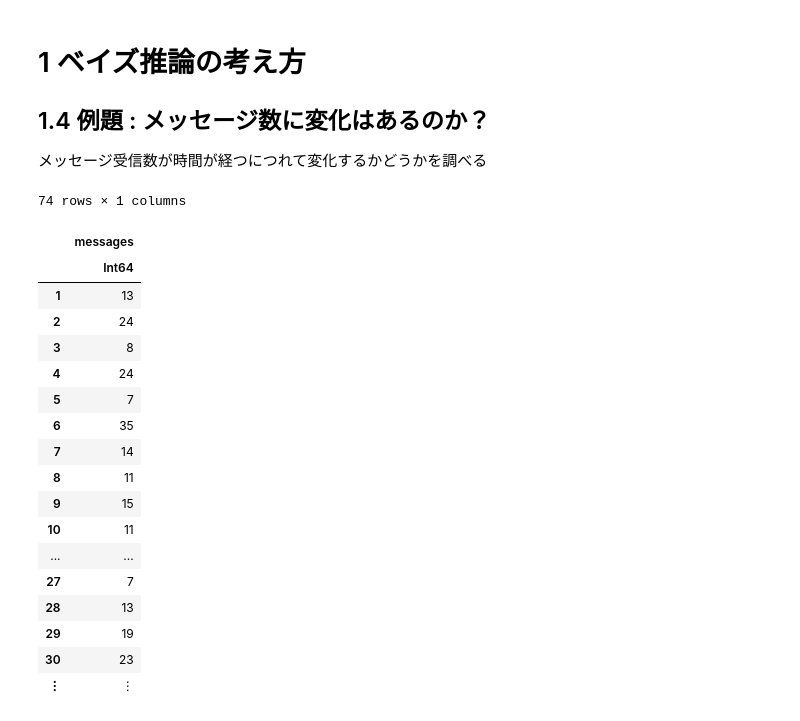
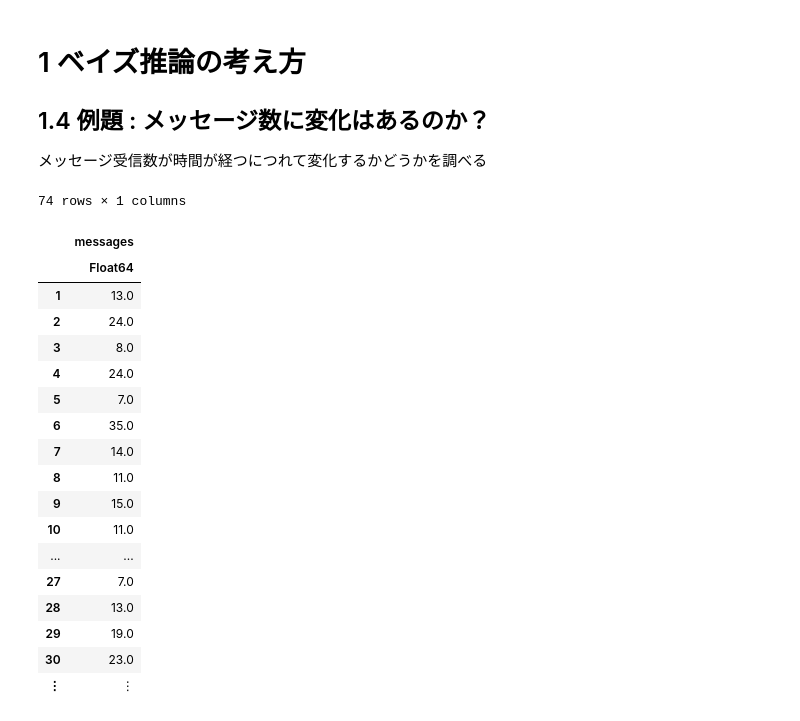
Before and after one commit to matsueushi/bayesian_methods_julia, a Jupyter notebook: chapter1.ipynb, the cells around one changed output. Saved outputs shown, nothing was run; the diff lists cells and outputs as text; code cells hidden in the pictures.

```diff
--- a/chapter1.ipynb
+++ b/chapter1.ipynb
@@ -28,27 +28,26 @@ using Plots
 # %%
 r = HTTP.request("GET", "https://git.io/vXTVC");
 count_data = CSV.read(IOBuffer(r.body), header=["messages"])
-count_data.messages = convert.(Int64, count_data.messages)
 disallowmissing!(count_data)
 # %% [output]
 74 rows × 1 columns
 |  | messages |
-|  | Int64 |
-| 1 | 13 |
-| 2 | 24 |
-| 3 | 8 |
-| 4 | 24 |
-| 5 | 7 |
-| 6 | 35 |
-| 7 | 14 |
-| 8 | 11 |
-| 9 | 15 |
-| 10 | 11 |
+|  | Float64 |
+| 1 | 13.0 |
+| 2 | 24.0 |
+| 3 | 8.0 |
+| 4 | 24.0 |
+| 5 | 7.0 |
+| 6 | 35.0 |
+| 7 | 14.0 |
+| 8 | 11.0 |
+| 9 | 15.0 |
+| 10 | 11.0 |
 | ... | ... |
-| 27 | 7 |
-| 28 | 13 |
-| 29 | 19 |
-| 30 | 23 |
+| 27 | 7.0 |
+| 28 | 13.0 |
+| 29 | 19.0 |
+| 30 | 23.0 |
 | ⋮ | ⋮ |
 # %%
 bar(count_data.messages, label = "", size = [600, 200],
```
Also changed, not shown: parts of 25 cells of this notebook.
